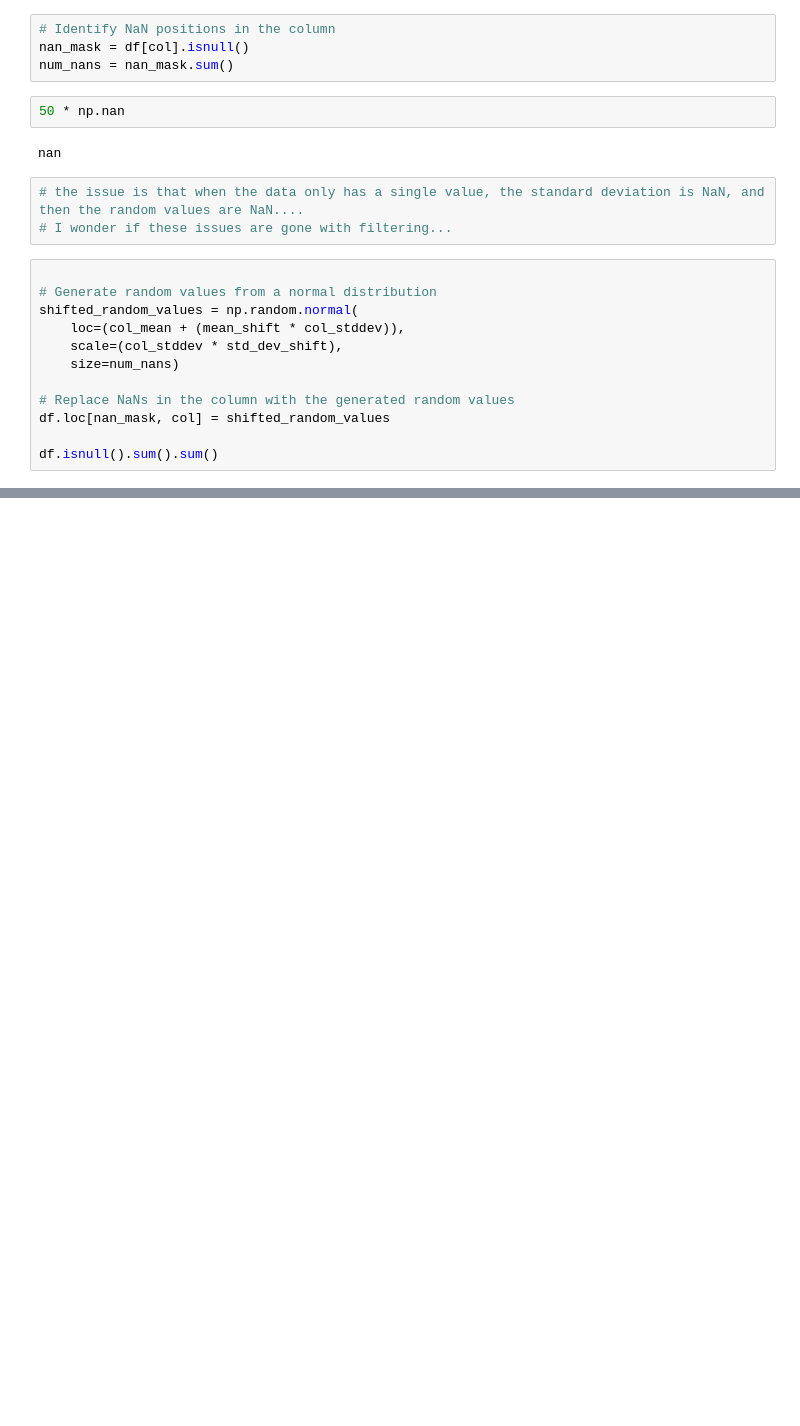
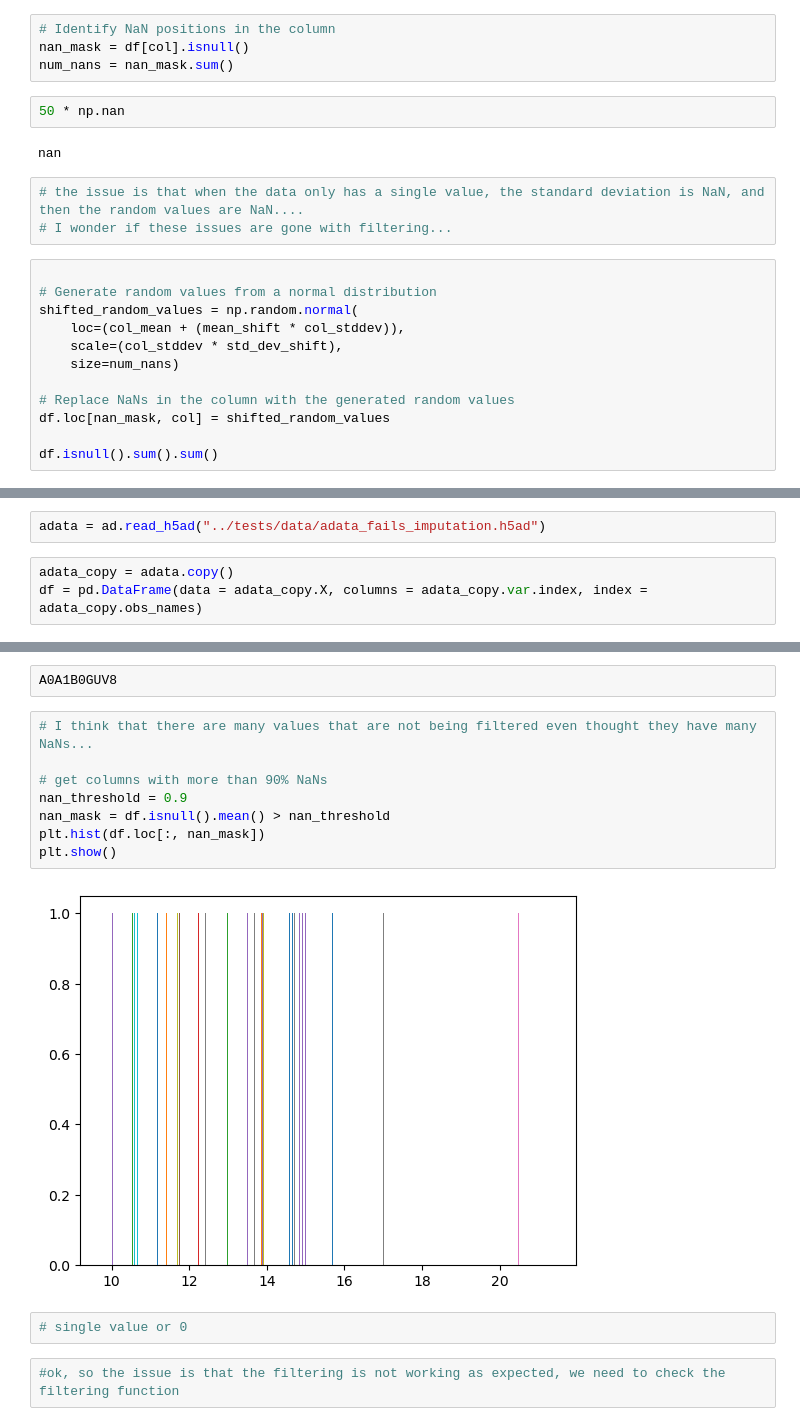
Before and after one commit to josenimo/PyProteomics, a Jupyter notebook: JupyterNotebooks/Test3_Imputation.ipynb, the cells around one changed output, grey strips where cells are left out. Drawn from its saved outputs; the diff is of its cells as text; blank space fills up the shorter version.

```diff
--- a/JupyterNotebooks/Test3_Imputation.ipynb
+++ b/JupyterNotebooks/Test3_Imputation.ipynb
@@ -287,0 +290,5 @@ df.isnull().sum().sum()
+# %%
+adata = ad.read_h5ad("../tests/data/adata_fails_imputation.h5ad")
+# %%
+adata_copy = adata.copy()
+df = pd.DataFrame(data = adata_copy.X, columns = adata_copy.var.index, index = adata_copy.obs_names)
@@ -287,0 +318,16 @@ df.isnull().sum().sum()
+# %%
+A0A1B0GUV8
+# %%
+# I think that there are many values that are not being filtered even thought they have many NaNs...
+
+# get columns with more than 90% NaNs
+nan_threshold = 0.9
+nan_mask = df.isnull().mean() > nan_threshold
+plt.hist(df.loc[:, nan_mask])
+plt.show()
+# %% [output]
+[figure, added]
+# %%
+# single value or 0
+# %%
+#ok, so the issue is that the filtering is not working as expected, we need to check the filtering function
```
Also changed, not shown: parts of 4 cells of this notebook, 3 other files.
